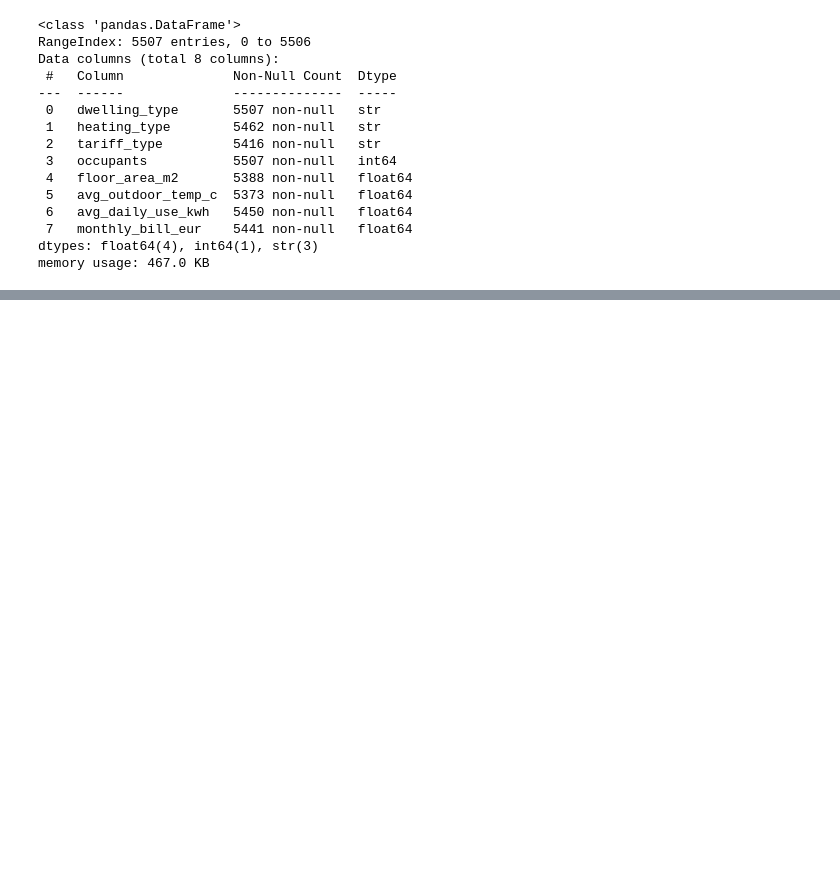
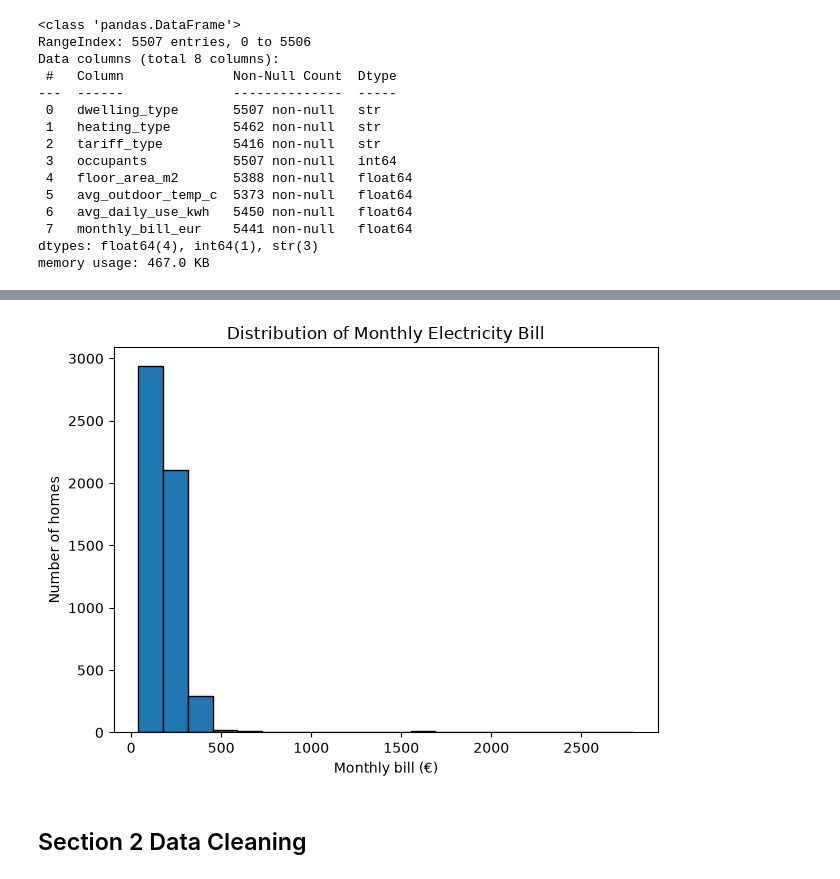
Before and after one commit to sba26038-dev/cct-data-exploration-ca1, a Jupyter notebook: CA1_Smart_Home_Energy_EDA.ipynb, the cells around one changed output, grey strips where cells are left out. Cells and saved outputs as stored; diff of their text form; code cells hidden in the pictures; blank space fills up the shorter version.

Commit message:
Data Cleaning - Firts commit
Not including Cleaned dataset as recomended

```diff
--- a/CA1_Smart_Home_Energy_EDA.ipynb
+++ b/CA1_Smart_Home_Energy_EDA.ipynb
@@ -146,0 +181,12 @@ print(smart_df.shape[1])
+# %%
+# Distribution of Monthly Electricity Bil
+plt.hist(smart_df["monthly_bill_eur"], bins=20, edgecolor="black")
+plt.title("Distribution of Monthly Electricity Bill")
+plt.xlabel("Monthly bill (€)")
+plt.ylabel("Number of homes")
+plt.tight_layout()
+plt.show()
+# %% [output]
+[figure, added]
+# %% [markdown]
+## Section 2 Data Cleaning
```
Also changed, not shown: parts of 24 cells of this notebook.
